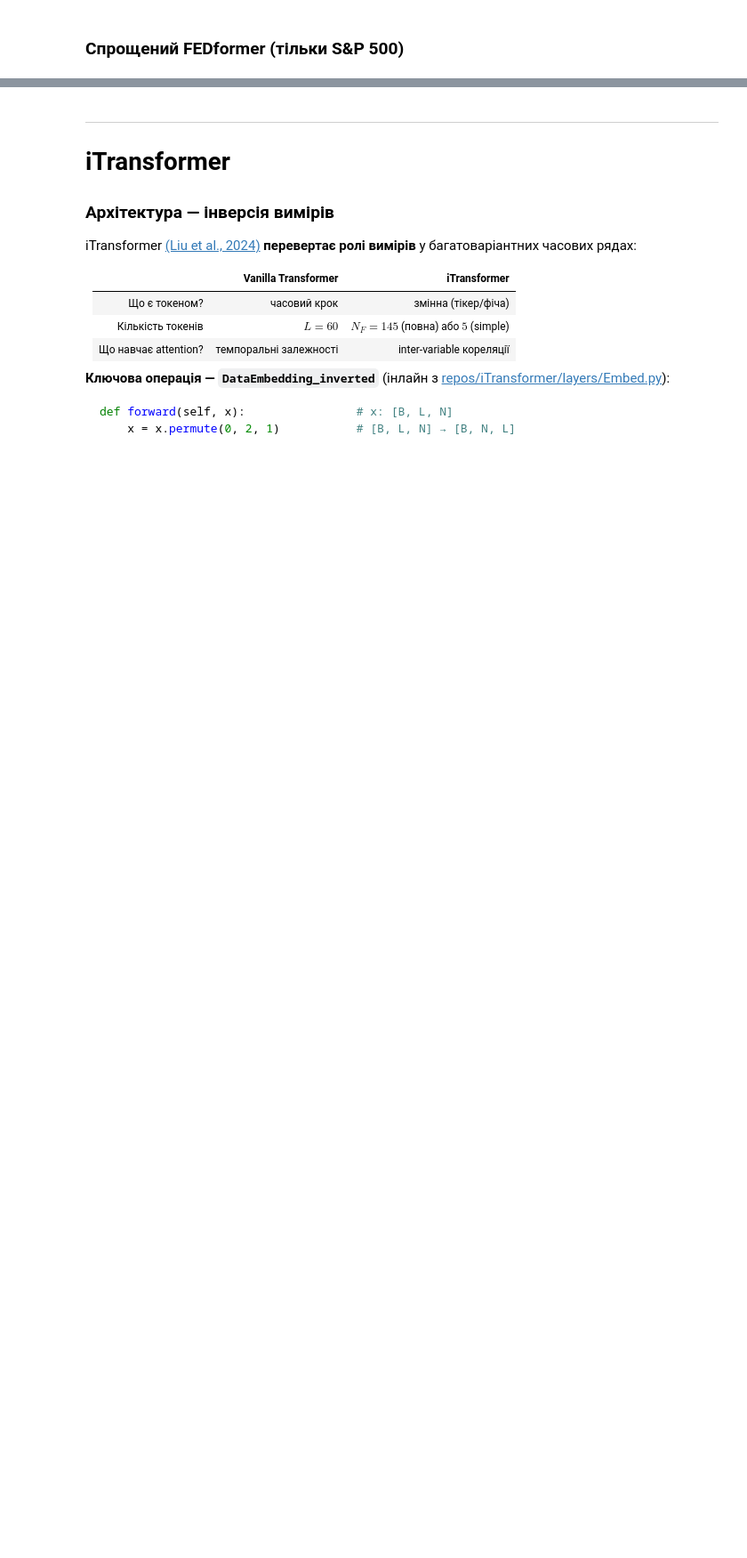
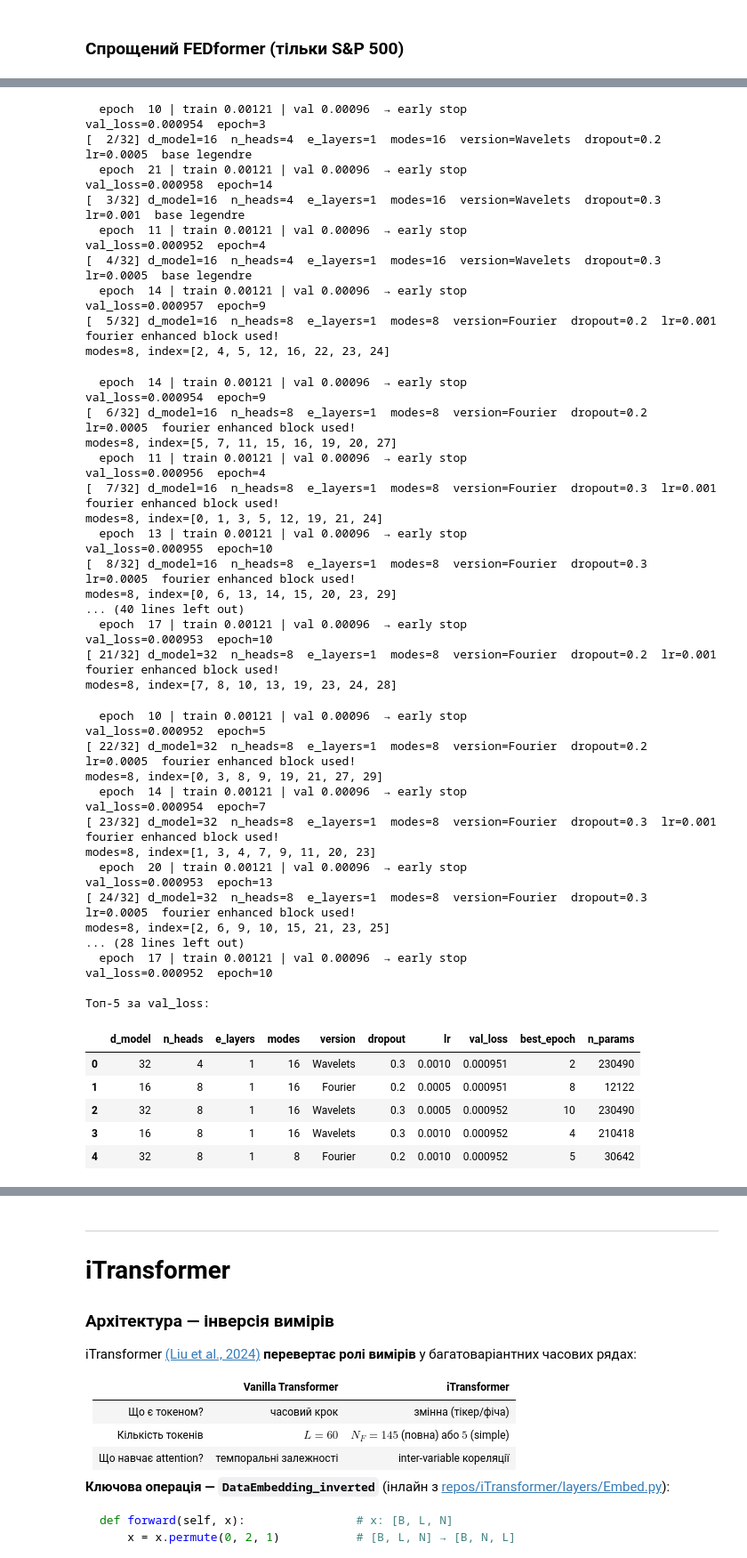
Before and after one commit to ZadokhinDima/attention-based-finance-prediction, a Jupyter notebook: research.ipynb, the cells around one changed output, grey strips where cells are left out. Shown at 89% size. Cells and saved outputs as stored; diff of their text form; code cells hidden in the pictures; blank space fills up the shorter version.

```diff
--- a/research.ipynb
+++ b/research.ipynb
@@ -1769,7 +2318,7 @@ modes=32, index=[0, 1, 2, 3, 4, 5, 6, 7, 8, 9, 10, 11, 12, 13, 14, 15, 16, 17, 1
 # %% [markdown]
 ### Спрощений FEDformer (тільки S&P 500)
 # %%
-feds_hp_df = run_hp_search(
+feds_hp_df = run_hp_search_coarse_to_fine(
     fedformer_factory, FEDFORMER_SEARCH, df_sp, os.path.join(RESULTS, "fedformer-simple"),
     filter_fn=lambda t: (
         t["d_model"] % 8 == 0
@@ -1780,3 +2329,4 @@ feds_hp_df = run_hp_search(
 )
 print("\nТоп-5 за val_loss:")
 display(feds_hp_df.head(5))
+# %% [output]
@@ -1783,3 +2335,56 @@ display(feds_hp_df.head(5))
+  epoch  10 | train 0.00121 | val 0.00096  → early stop
+val_loss=0.000954  epoch=3
+[  2/32] d_model=16  n_heads=4  e_layers=1  modes=16  version=Wavelets  dropout=0.2  lr=0.0005  base legendre
+  epoch  21 | train 0.00121 | val 0.00096  → early stop
+val_loss=0.000958  epoch=14
+[  3/32] d_model=16  n_heads=4  e_layers=1  modes=16  version=Wavelets  dropout=0.3  lr=0.001  base legendre
+  epoch  11 | train 0.00121 | val 0.00096  → early stop
+val_loss=0.000952  epoch=4
+[  4/32] d_model=16  n_heads=4  e_layers=1  modes=16  version=Wavelets  dropout=0.3  lr=0.0005  base legendre
+  epoch  14 | train 0.00121 | val 0.00096  → early stop
+val_loss=0.000957  epoch=9
+[  5/32] d_model=16  n_heads=8  e_layers=1  modes=8  version=Fourier  dropout=0.2  lr=0.001  fourier enhanced block used!
+modes=8, index=[2, 4, 5, 12, 16, 22, 23, 24]
+  epoch  14 | train 0.00121 | val 0.00096  → early stop
+val_loss=0.000954  epoch=9
+[  6/32] d_model=16  n_heads=8  e_layers=1  modes=8  version=Fourier  dropout=0.2  lr=0.0005  fourier enhanced block used!
+modes=8, index=[5, 7, 11, 15, 16, 19, 20, 27]
+  epoch  11 | train 0.00121 | val 0.00096  → early stop
+val_loss=0.000956  epoch=4
+[  7/32] d_model=16  n_heads=8  e_layers=1  modes=8  version=Fourier  dropout=0.3  lr=0.001  fourier enhanced block used!
+modes=8, index=[0, 1, 3, 5, 12, 19, 21, 24]
+  epoch  13 | train 0.00121 | val 0.00096  → early stop
+val_loss=0.000955  epoch=10
+[  8/32] d_model=16  n_heads=8  e_layers=1  modes=8  version=Fourier  dropout=0.3  lr=0.0005  fourier enhanced block used!
+modes=8, index=[0, 6, 13, 14, 15, 20, 23, 29]
+... (40 lines left out)
+  epoch  17 | train 0.00121 | val 0.00096  → early stop
+val_loss=0.000953  epoch=10
+[ 21/32] d_model=32  n_heads=8  e_layers=1  modes=8  version=Fourier  dropout=0.2  lr=0.001  fourier enhanced block used!
+modes=8, index=[7, 8, 10, 13, 19, 23, 24, 28]
+  epoch  10 | train 0.00121 | val 0.00096  → early stop
+val_loss=0.000952  epoch=5
+[ 22/32] d_model=32  n_heads=8  e_layers=1  modes=8  version=Fourier  dropout=0.2  lr=0.0005  fourier enhanced block used!
+modes=8, index=[0, 3, 8, 9, 19, 21, 27, 29]
+  epoch  14 | train 0.00121 | val 0.00096  → early stop
+val_loss=0.000954  epoch=7
+[ 23/32] d_model=32  n_heads=8  e_layers=1  modes=8  version=Fourier  dropout=0.3  lr=0.001  fourier enhanced block used!
+modes=8, index=[1, 3, 4, 7, 9, 11, 20, 23]
+  epoch  20 | train 0.00121 | val 0.00096  → early stop
+val_loss=0.000953  epoch=13
+[ 24/32] d_model=32  n_heads=8  e_layers=1  modes=8  version=Fourier  dropout=0.3  lr=0.0005  fourier enhanced block used!
+modes=8, index=[2, 6, 9, 10, 15, 21, 23, 25]
+... (28 lines left out)
+  epoch  17 | train 0.00121 | val 0.00096  → early stop
+val_loss=0.000952  epoch=10
+
+Топ-5 за val_loss:
+|  | d_model | n_heads | e_layers | modes | version | dropout | lr | val_loss | best_epoch | n_params |
+| 0 | 32 | 4 | 1 | 16 | Wavelets | 0.3 | 0.0010 | 0.000951 | 2 | 230490 |
+| 1 | 16 | 8 | 1 | 16 | Fourier | 0.2 | 0.0005 | 0.000951 | 8 | 12122 |
+| 2 | 32 | 8 | 1 | 16 | Wavelets | 0.3 | 0.0005 | 0.000952 | 10 | 230490 |
+| 3 | 16 | 8 | 1 | 16 | Wavelets | 0.3 | 0.0010 | 0.000952 | 4 | 210418 |
+| 4 | 32 | 8 | 1 | 8 | Fourier | 0.2 | 0.0010 | 0.000952 | 5 | 30642 |
 # %%
 feds_results, feds_agg = run_walk_forward(
     fedformer_factory, feds_hp_df.iloc[0], df_sp, folds, os.path.join(RESULTS, "fedformer-simple"),
```
Also changed, not shown: parts of 35 cells of this notebook.
